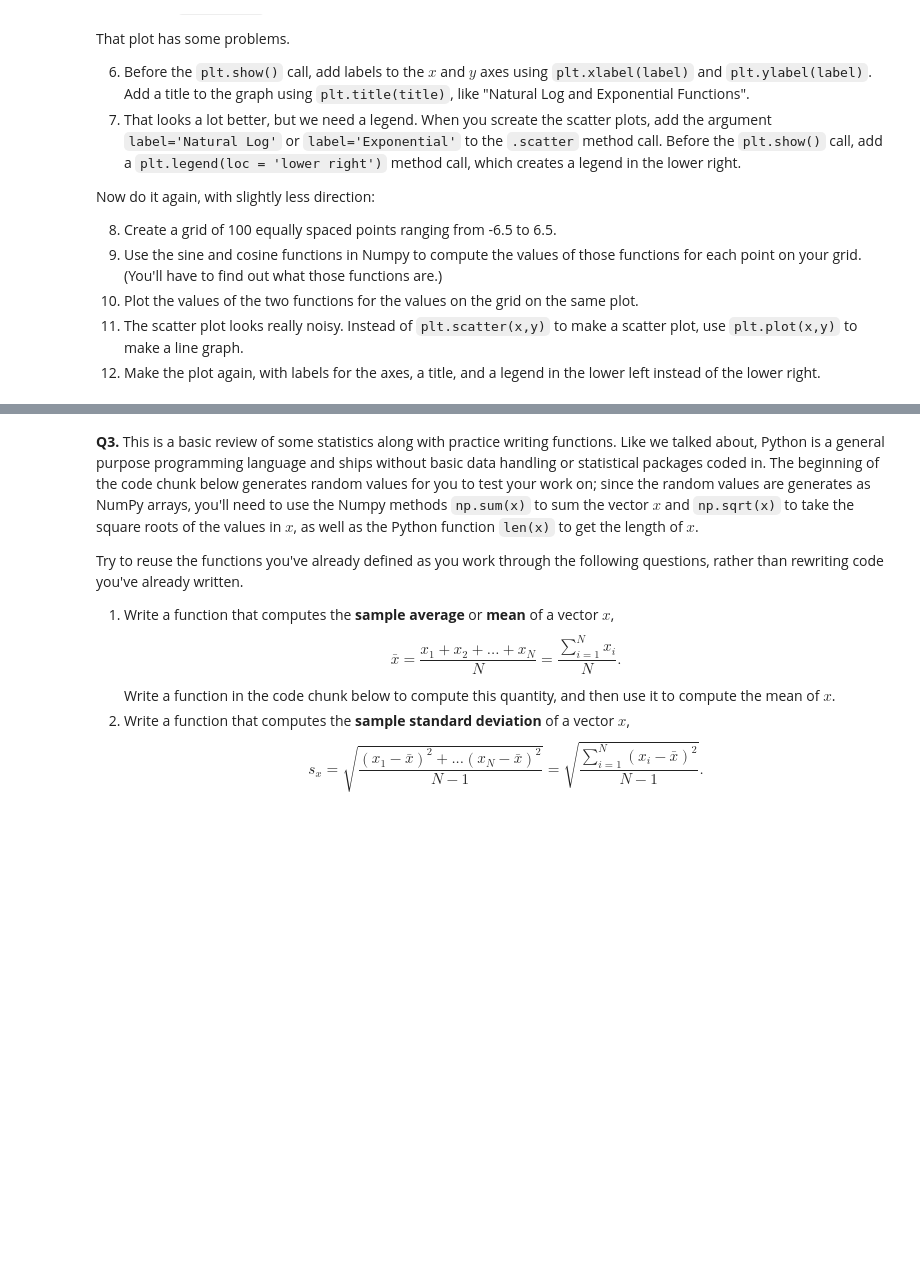
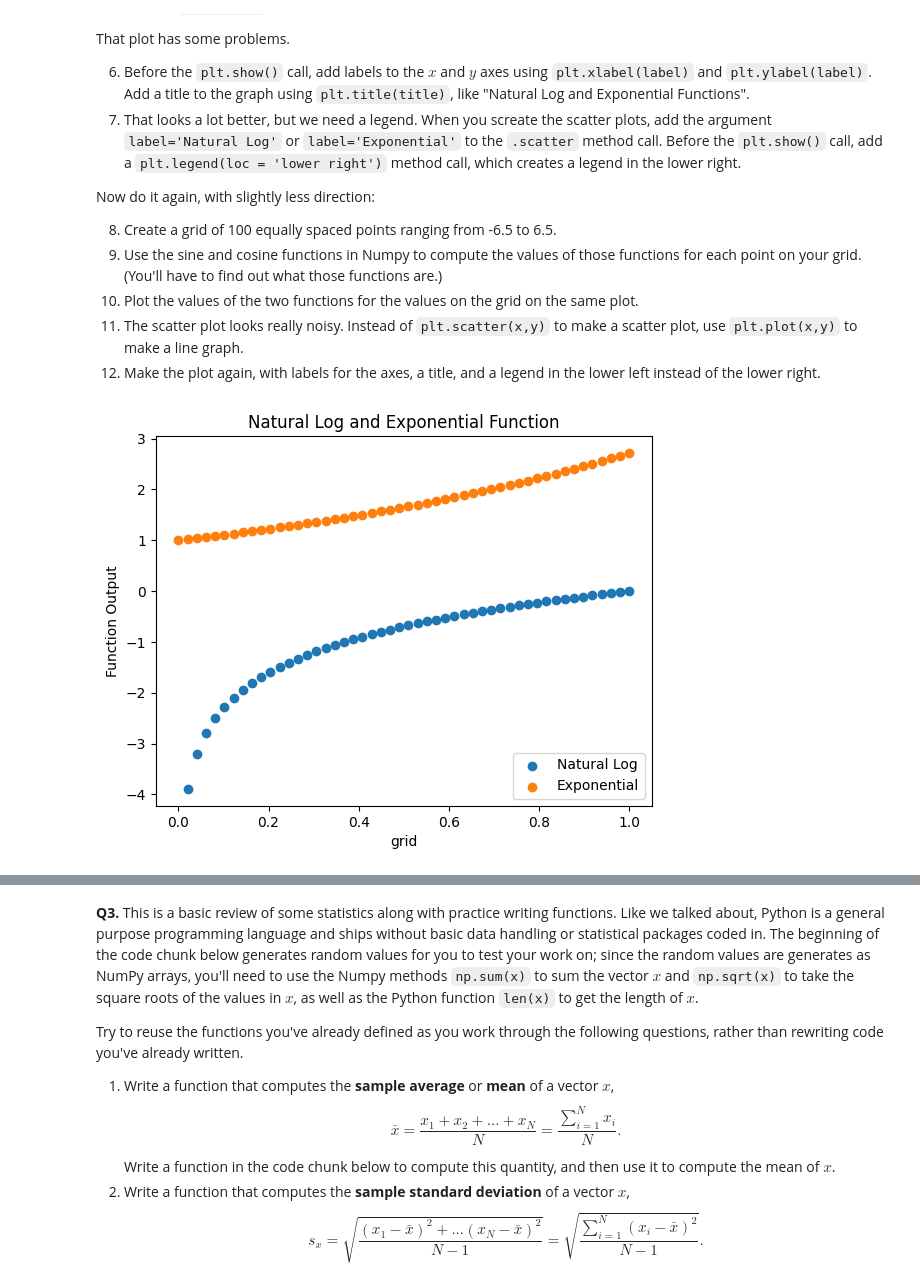
Before and after one commit to IsaacJihwanYoo795/programming, a Jupyter notebook: assignment/assignment_programming.ipynb, the cells around one changed output, grey strips where cells are left out. Drawn from its saved outputs; the diff is of its cells as text; code cells hidden in the pictures; blank space fills up the shorter version.

```diff
--- a/assignment/assignment_programming.ipynb
+++ b/assignment/assignment_programming.ipynb
@@ -34,3 +39,16 @@ Now do it again, with slightly less direction:
 # %%
 import numpy as np
 import matplotlib.pyplot as plt
+
+grid = np.linspace(0, 1, 50)
+y = np.log(grid)
+z = np.exp(grid)
+plt.scatter(grid, y, label='Natural Log')
+plt.scatter(grid, z, label='Exponential')
+plt.xlabel("grid")
+plt.ylabel("Function Output")
+plt.title("Natural Log and Exponential Function")
+plt.legend(loc = 'lower right')
+plt.show()
+# %% [output]
+[figure, added]
```
Also changed, not shown: parts of 3 cells of this notebook.
